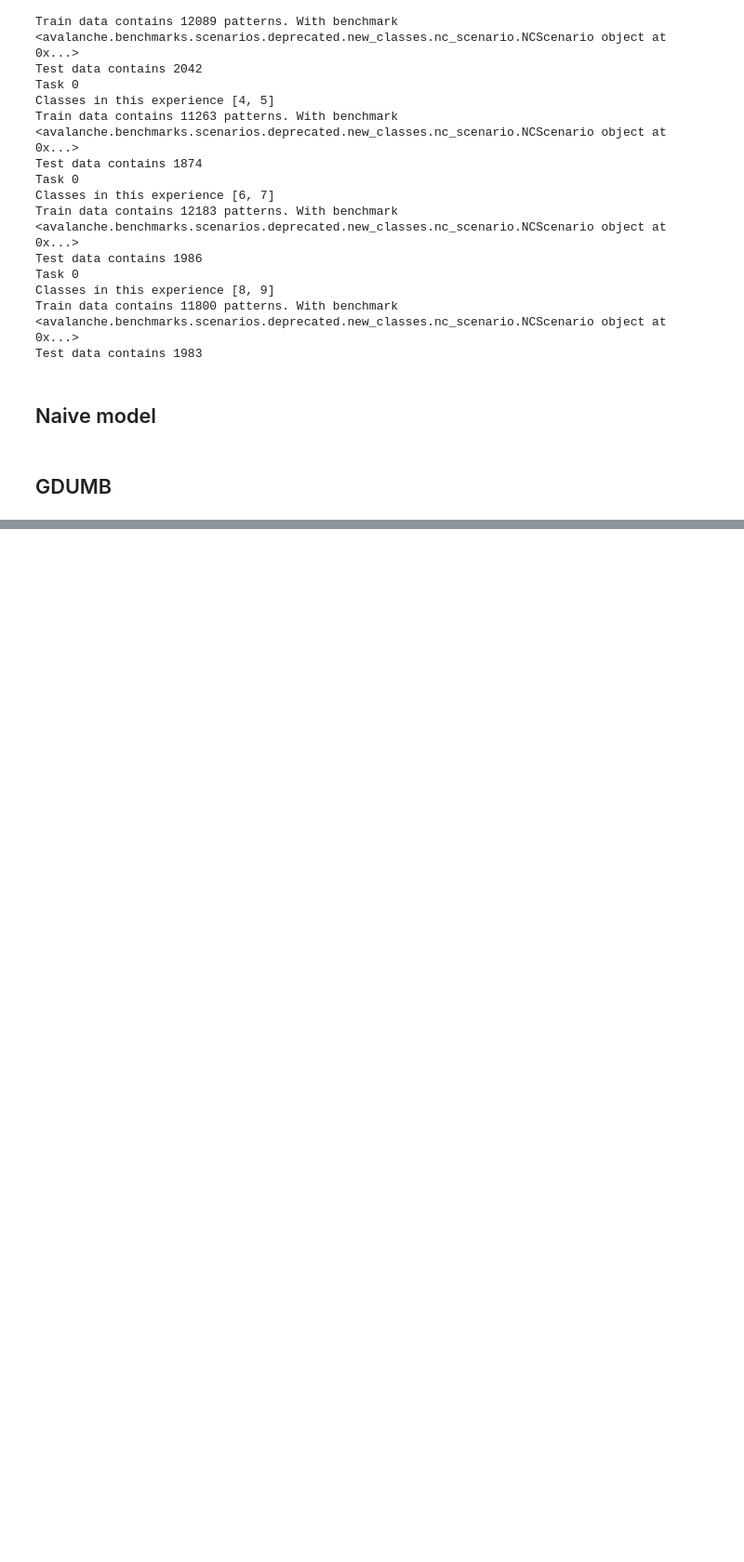
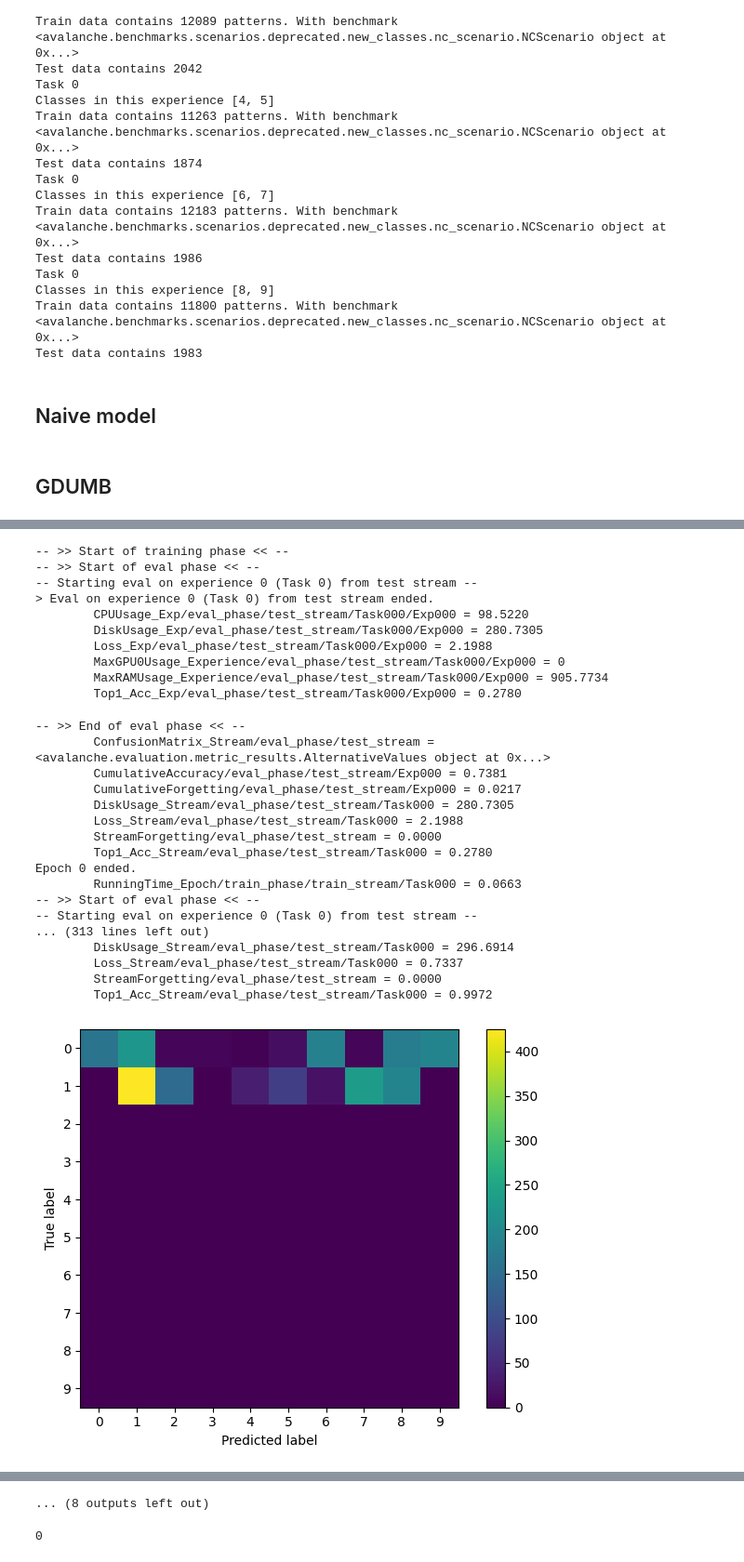
Before and after one commit to KeenBean024/Continual_Learning_MLOps, a Jupyter notebook: persist/jupyter_data/Untitled.ipynb, the cells around one changed output, grey strips where cells are left out. Shown at 93% size. Saved outputs shown, nothing was run; the diff lists cells and outputs as text; code cells hidden in the pictures; blank space fills up the shorter version.

Commit message:
mlflow integration code starter

```diff
--- a/persist/jupyter_data/Untitled.ipynb
+++ b/persist/jupyter_data/Untitled.ipynb
@@ -33,6 +33,6 @@ import mlflow
 device = torch.device("cuda:0" if torch.cuda.is_available() else "cpu")
 # %%
 import mlflow
-mlflow.set_tracking_uri("postgresql+psycopg2://user:password@127.0.0.1:5432/mlflow")
+mlflow.set_tracking_uri("postgresql+psycopg2://user:password@db:5432/mlflow")
 mlflow.set_experiment("continual-learning-experiment")
 # %% [output]
@@ -264,0 +292,14 @@ Current Classes:  [0, 1]
+# %%
+metric_map = {'Top1_Acc_Exp': 'Top1_Acc_Exp',
+ 'Loss_Exp': 'Loss_Exp',
+ 'CPUUsage_Exp': 'CPU_Usage',
+ 'MaxGPU0Usage_Experience': 'Max_GPU_Usage',
+ 'MaxRAMUsage_Experience': 'Max_RAM_Usage',
+ 'DiskUsage_Exp': 'Disk_Usage',
+ 'Top1_Acc_Stream': 'Top1_Acc_Stream',
+ 'Loss_Stream': 'Loss_Stream',
+ 'StreamForgetting': 'Stream_Forgetting',
+ 'DiskUsage_Stream': 'Disk_Usage_Stream',
+ 'RunningTime_Epoch': 'Running_Time',
+ 'CumulativeAccuracy': 'Cumulative_Accuracy',
+ 'CumulativeForgetting': 'Cumulative_Forgetting'}
@@ -264,0 +321,37 @@ Current Classes:  [0, 1]
+# %%
+episode = 0
+with mlflow.start_run():
+    mlflow.log_param("Labels", train_stream[0].classes_in_this_experience)
+    hist = cl_strategy.train(train_stream[0], eval_streams=[test_stream[0]])
+    eval = cl_strategy.eval(test_stream[0])
+    mlflow.log_metrics({"train_"+metric_map.get(key.split('/')[0]):value for key, value in hist.items() if metric_map.get(key.split('/')[0])})
+    mlflow.log_metrics({"eval_"+metric_map.get(key.split('/')[0]):value for key, value in eval.items() if metric_map.get(key.split('/')[0])})
+# %% [output]
+-- >> Start of training phase << --
+-- >> Start of eval phase << --
+-- Starting eval on experience 0 (Task 0) from test stream --
+> Eval on experience 0 (Task 0) from test stream ended.
+        CPUUsage_Exp/eval_phase/test_stream/Task000/Exp000 = 98.5220
+        DiskUsage_Exp/eval_phase/test_stream/Task000/Exp000 = 280.7305
+        Loss_Exp/eval_phase/test_stream/Task000/Exp000 = 2.1988
+        MaxGPU0Usage_Experience/eval_phase/test_stream/Task000/Exp000 = 0
+        MaxRAMUsage_Experience/eval_phase/test_stream/Task000/Exp000 = 905.7734
+        Top1_Acc_Exp/eval_phase/test_stream/Task000/Exp000 = 0.2780
+-- >> End of eval phase << --
+        ConfusionMatrix_Stream/eval_phase/test_stream = <avalanche.evaluation.metric_results.AlternativeValues object at 0x...>
+        CumulativeAccuracy/eval_phase/test_stream/Exp000 = 0.7381
+        CumulativeForgetting/eval_phase/test_stream/Exp000 = 0.0217
+        DiskUsage_Stream/eval_phase/test_stream/Task000 = 280.7305
+        Loss_Stream/eval_phase/test_stream/Task000 = 2.1988
+        StreamForgetting/eval_phase/test_stream = 0.0000
+        Top1_Acc_Stream/eval_phase/test_stream/Task000 = 0.2780
+Epoch 0 ended.
+        RunningTime_Epoch/train_phase/train_stream/Task000 = 0.0663
+-- >> Start of eval phase << --
+-- Starting eval on experience 0 (Task 0) from test stream --
+... (313 lines left out)
+        DiskUsage_Stream/eval_phase/test_stream/Task000 = 296.6914
+        Loss_Stream/eval_phase/test_stream/Task000 = 0.7337
+        StreamForgetting/eval_phase/test_stream = 0.0000
+        Top1_Acc_Stream/eval_phase/test_stream/Task000 = 0.9972
+[figure, added]
@@ -264,0 +367 @@ Current Classes:  [0, 1]
+... (8 outputs left out)
@@ -264,0 +374,4 @@ Current Classes:  [0, 1]
+# %%
+initial_exp
+# %% [output]
+0
```
Also changed, not shown: parts of 12 cells of this notebook, 5 other files.
